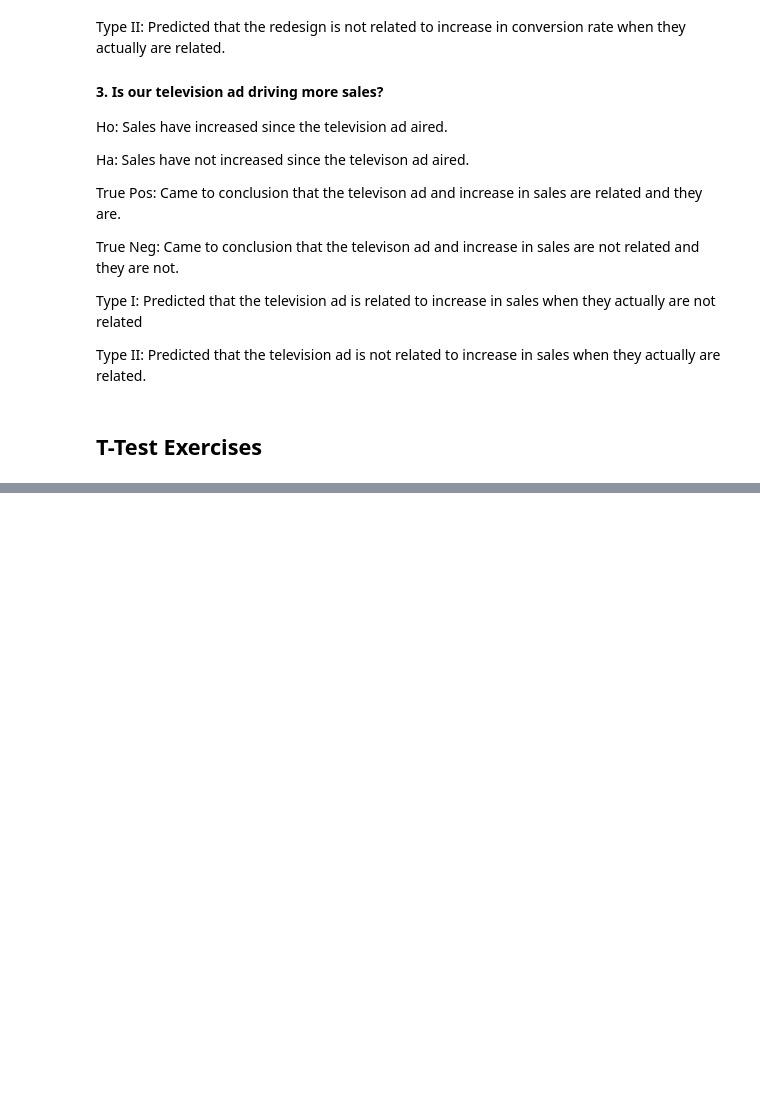
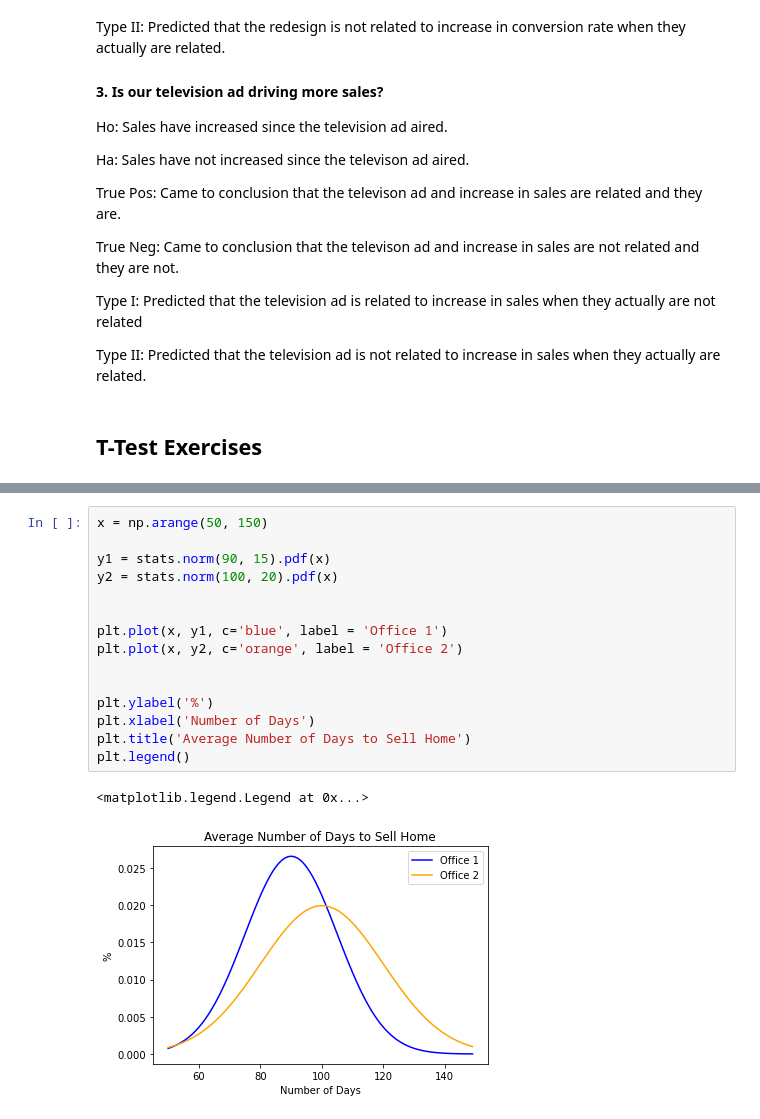
Before and after one commit to jnolf/statistics-exercises, a Jupyter notebook: hypothesis_testing.ipynb, the cells around one changed output, grey strips where cells are left out. Drawn from its saved outputs; the diff is of its cells as text; blank space fills up the shorter version.

```diff
--- a/hypothesis_testing.ipynb
+++ b/hypothesis_testing.ipynb
@@ -54,0 +90,18 @@ Type II: Predicted that the television ad is not related to increase in sales wh
+# %%
+x = np.arange(50, 150)
+
+y1 = stats.norm(90, 15).pdf(x)
+y2 = stats.norm(100, 20).pdf(x)
+
+
+plt.plot(x, y1, c='blue', label = 'Office 1')
+plt.plot(x, y2, c='orange', label = 'Office 2')
+
+
+plt.ylabel('%')
+plt.xlabel('Number of Days')
+plt.title('Average Number of Days to Sell Home')
+plt.legend()
+# %% [output]
+<matplotlib.legend.Legend at 0x...>
+[figure, added]
```
Also changed, not shown: parts of 10 cells of this notebook.
